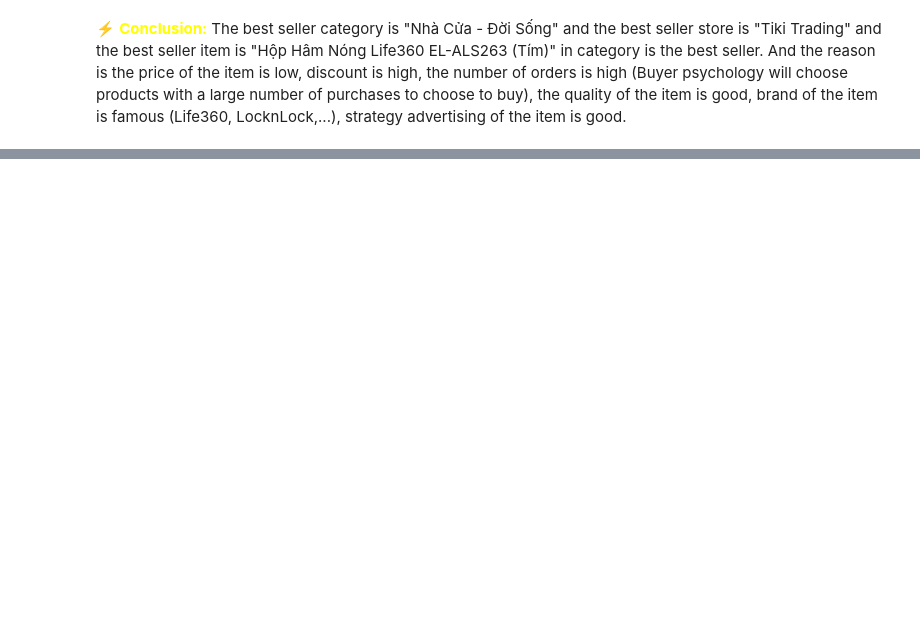
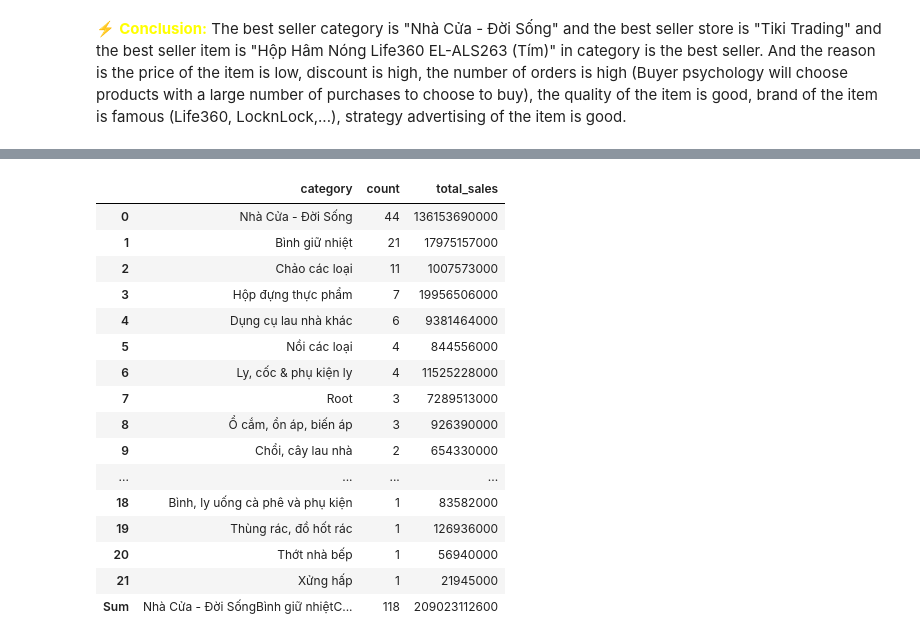
Before and after one commit to TienDat57/IntroductionToDataScience, a Jupyter notebook: src/visualization/index.ipynb, the cells around one changed output, grey strips where cells are left out. Drawn from its saved outputs; the diff is of its cells as text; code cells hidden in the pictures; blank space fills up the shorter version.

```diff
--- a/src/visualization/index.ipynb
+++ b/src/visualization/index.ipynb
@@ -82,0 +158,33 @@ df_top5_products.head(10)
+# %%
+# group each category in store which has p_shop_name is Tiki trading
+df_cate_in_store = df_products_copy[df_products_copy['p_shop_name'] == 'Tiki Trading'].groupby('p_categories')
+
+# get the total sales of each category
+df_cate_in_store_total_sales = df_cate_in_store['sales'].sum().sort_values(ascending=False).reindex().rename_axis('category').reset_index(name='total_sales')
+df_cate_in_store_total_sales
+
+df_cate_in_store_count = df_cate_in_store['p_id'].count().sort_values(ascending=False).reindex().rename_axis('category').reset_index(name='count')
+df_cate_in_store_count
+
+# merge two dataframe
+df_cate_in_store_total_sales = df_cate_in_store_count.merge(df_cate_in_store_total_sales, on='category')
+df_cate_in_store_total_sales.loc['Sum'] = df_cate_in_store_total_sales.sum()
+df_cate_in_store_total_sales
+# %% [output]
+|  | category | count | total_sales |
+| 0 | Nhà Cửa - Đời Sống | 44 | 136153690000 |
+| 1 | Bình giữ nhiệt | 21 | 17975157000 |
+| 2 | Chảo các loại | 11 | 1007573000 |
+| 3 | Hộp đựng thực phẩm | 7 | 19956506000 |
+| 4 | Dụng cụ lau nhà khác | 6 | 9381464000 |
+| 5 | Nồi các loại | 4 | 844556000 |
+| 6 | Ly, cốc & phụ kiện ly | 4 | 11525228000 |
+| 7 | Root | 3 | 7289513000 |
+| 8 | Ổ cắm, ổn áp, biến áp | 3 | 926390000 |
+| 9 | Chổi, cây lau nhà | 2 | 654330000 |
+| ... | ... | ... | ... |
+| 18 | Bình, ly uống cà phê và phụ kiện | 1 | 83582000 |
+| 19 | Thùng rác, đồ hốt rác | 1 | 126936000 |
+| 20 | Thớt nhà bếp | 1 | 56940000 |
+| 21 | Xửng hấp | 1 | 21945000 |
+| Sum | Nhà Cửa - Đời SốngBình giữ nhiệtC... | 118 | 209023112600 |
```
Also changed, not shown: parts of 16 cells of this notebook.
